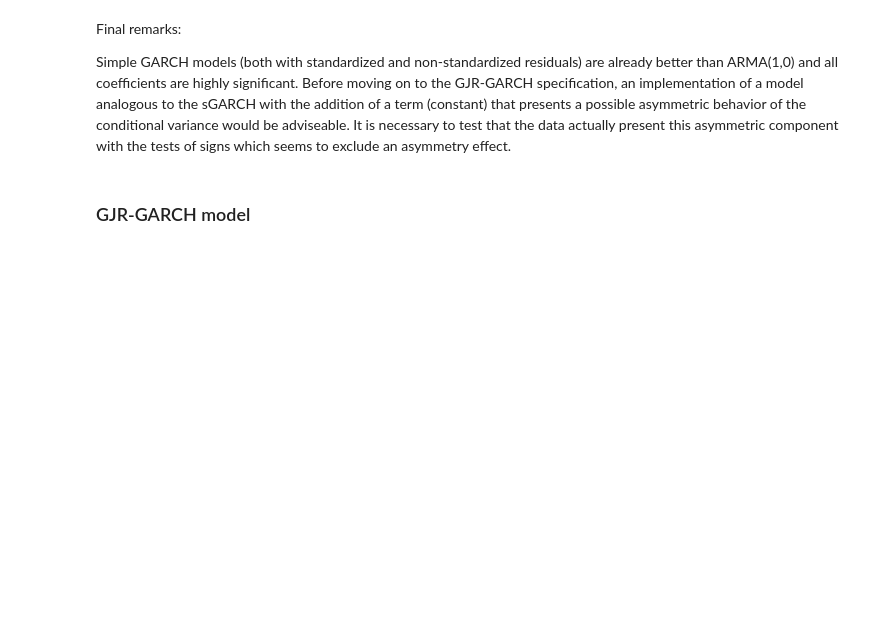
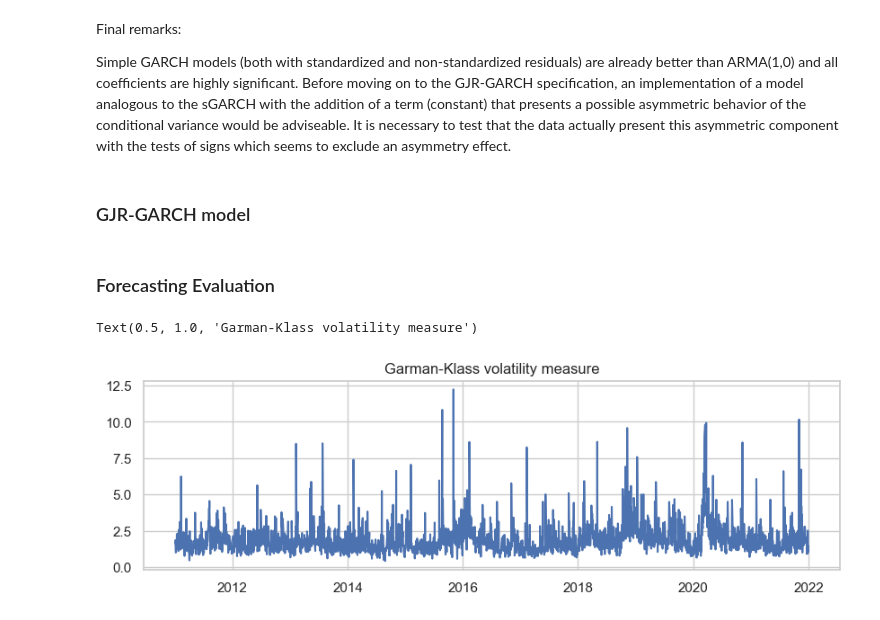
Before and after one commit to MrMajszi/RR_Project, a Jupyter notebook: Financial-TSA-GARCH-models_Python.ipynb, the cells around one changed output. Saved outputs shown, nothing was run; the diff lists cells and outputs as text; code cells hidden in the pictures; blank space fills up the shorter version.

Commit message:
added forecasting evaluation

```diff
--- a/Financial-TSA-GARCH-models_Python.ipynb
+++ b/Financial-TSA-GARCH-models_Python.ipynb
@@ -1023,3 +1018,17 @@ Final remarks:
 Simple GARCH models (both with standardized and non-standardized residuals) are already better than ARMA(1,0) and all coefficients are highly significant. Before moving on to the GJR-GARCH specification, an implementation of a model analogous to the sGARCH with the addition of a term (constant) that presents a possible asymmetric behavior of the conditional variance would be adviseable. It is necessary to test that the data actually present this asymmetric component with the tests of signs which seems to exclude an asymmetry effect.
 # %% [markdown]
 ### GJR-GARCH model
+# %% [markdown]
+### Forecasting Evaluation
+# %%
+y = df['gkVol'] * 100
+yret = df['yret']
+time = df.index
+# %%
+plt.figure(figsize=(10, 6))
+plt.subplot(2, 1, 1)
+plt.plot(time, y)
+plt.title("Garman-Klass volatility measure")
+# %% [output]
+Text(0.5, 1.0, 'Garman-Klass volatility measure')
+[figure, added]
```
Also changed, not shown: parts of 19 cells of this notebook, 1 other file.
